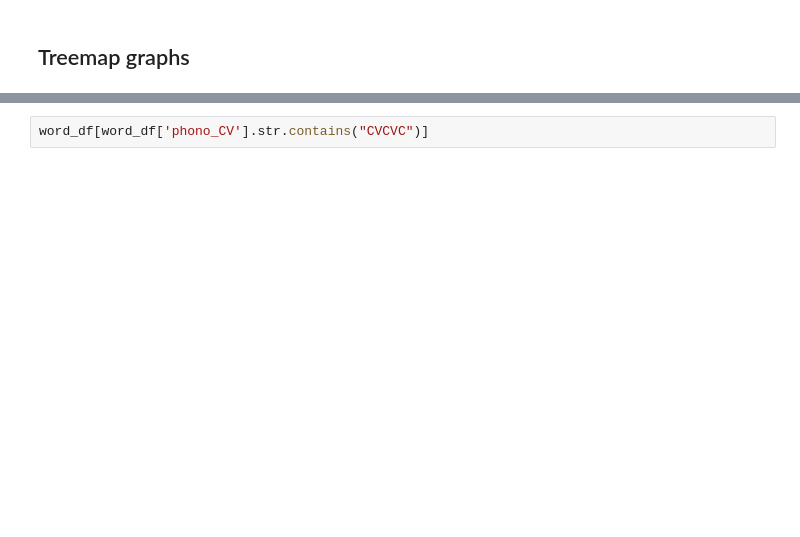
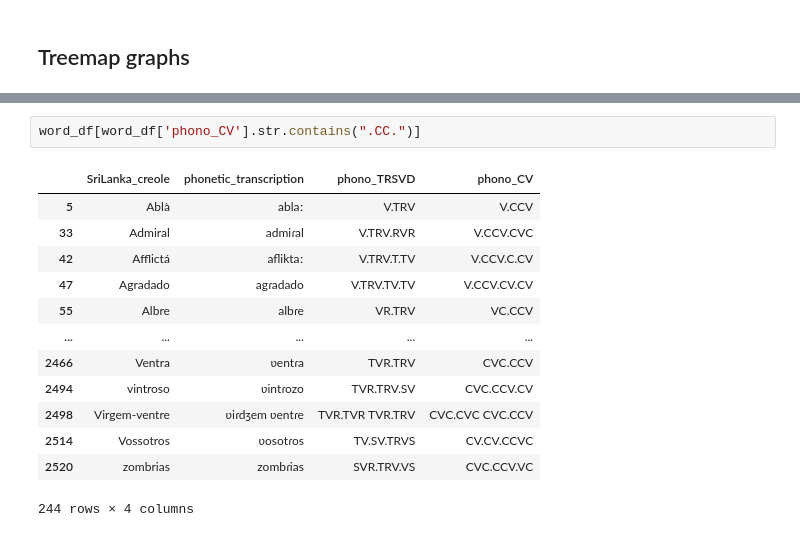
Before and after one commit to Portophon/Exploring-PtLanka, a Jupyter notebook: Consonant and CV stats.ipynb, the cells around one changed output, grey strips where cells are left out. Cells and saved outputs as stored; diff of their text form; blank space fills up the shorter version.

```diff
--- a/Consonant and CV stats.ipynb
+++ b/Consonant and CV stats.ipynb
@@ -145,2 +282,16 @@ plt.show()
 # %%
-word_df[word_df['phono_CV'].str.contains("CVCVC")]
+word_df[word_df['phono_CV'].str.contains(".CC.")]
+# %% [output]
+|  | SriLanka_creole | phonetic_transcription | phono_TRSVD | phono_CV |
+| 5 | Ablà | ablaː | V.TRV | V.CCV |
+| 33 | Admiral | admiɾal | V.TRV.RVR | V.CCV.CVC |
+| 42 | Afflictá | afliktaː | V.TRV.T.TV | V.CCV.C.CV |
+| 47 | Agradado | agɾadado | V.TRV.TV.TV | V.CCV.CV.CV |
+| 55 | Albre | albɾe | VR.TRV | VC.CCV |
+| ... | ... | ... | ... | ... |
+| 2466 | Ventra | ʋentɾa | TVR.TRV | CVC.CCV |
+| 2494 | vintroso | ʋintɾozo | TVR.TRV.SV | CVC.CCV.CV |
+| 2498 | Virgem-ventre | ʋiɾd̠ʒem ʋentɾe | TVR.TVR TVR.TRV | CVC.CVC CVC.CCV |
+| 2514 | Vossotros | ʋosotɾos | TV.SV.TRVS | CV.CV.CCVC |
+| 2520 | zombrias | zombɾias | SVR.TRV.VS | CVC.CCV.VC |
+244 rows × 4 columns
```
Also changed, not shown: parts of 12 cells of this notebook, 4 other files.
